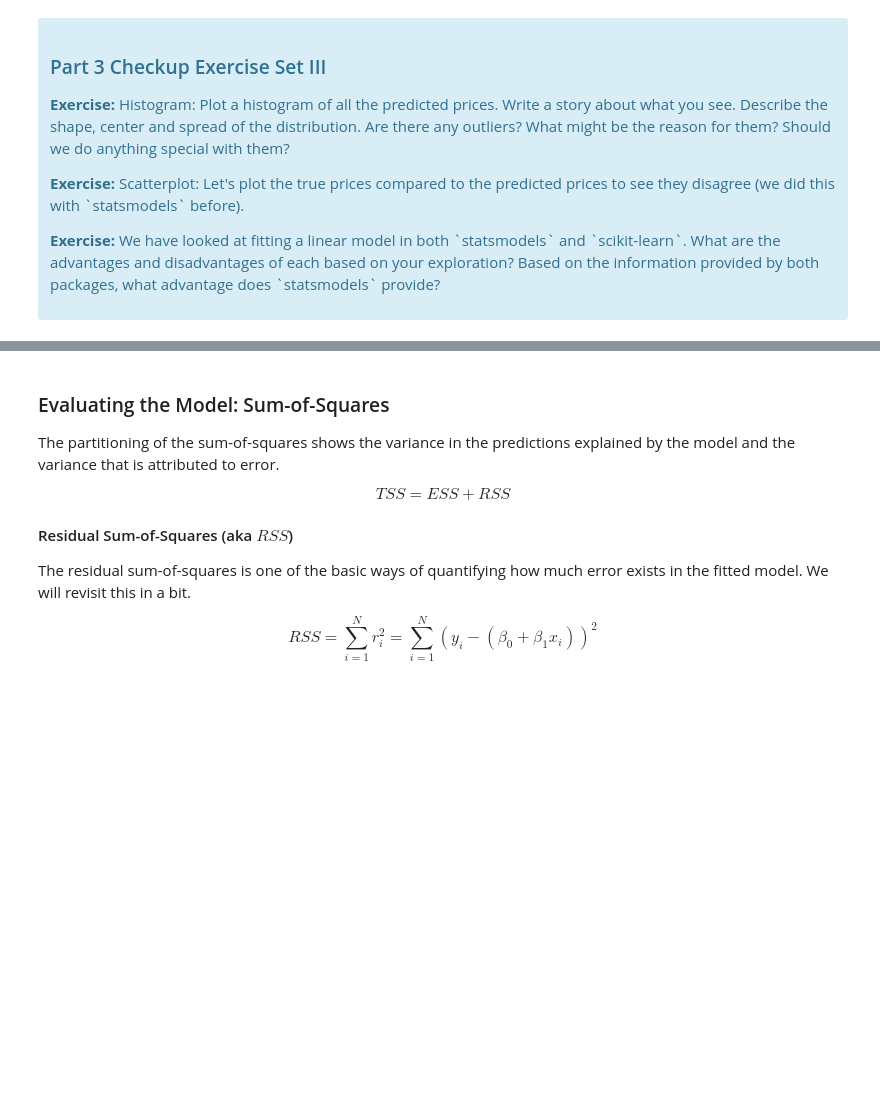
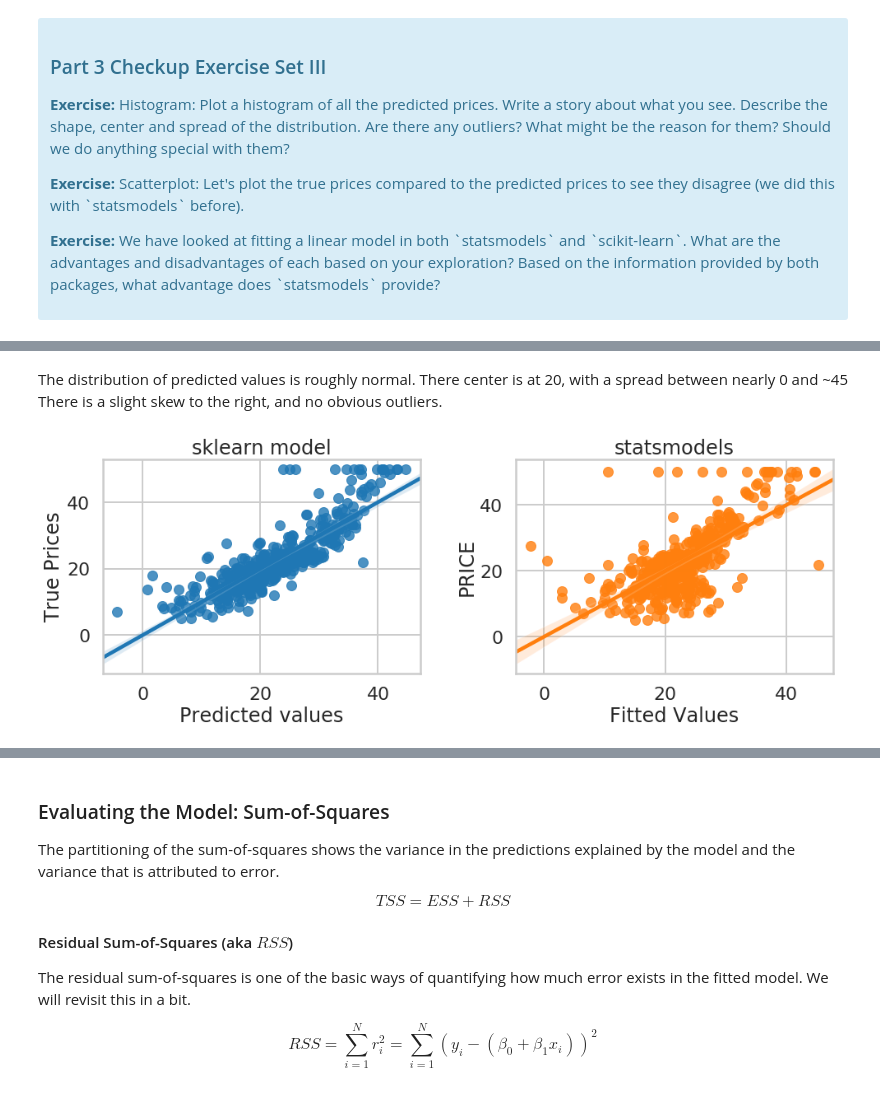
Before and after one commit to Nhorning/linear_regression, a Jupyter notebook: Mini_Project_Linear_Regression.ipynb, the cells around one changed output, grey strips where cells are left out. Drawn from its saved outputs; the diff is of its cells as text; code cells hidden in the pictures; blank space fills up the shorter version.

```diff
--- a/Mini_Project_Linear_Regression.ipynb
+++ b/Mini_Project_Linear_Regression.ipynb
@@ -567,0 +605,17 @@ lm.predict(X)[0:5]
+# %% [markdown]
+The distribution of predicted values is roughly normal.  There center is at 20, with a spread between nearly 0 and ~45 There is a slight skew to the right, and no obvious outliers.
+# %%
+f, (ax1,ax2) = plt.subplots(1,2, figsize=(14,5))
+f.tight_layout(w_pad=2)
+
+sns.regplot(lm.predict(X), bos.PRICE, ax=ax1)
+ax1.set_xlabel('Predicted values')
+ax1.set_ylabel('True Prices')
+ax1.set_title('sklearn model')
+
+sns.regplot(m.fittedvalues, bos.PRICE, ax=ax2)
+ax2.set_xlabel('Fitted Values')
+ax2.set_title('statsmodels')
+plt.show()
+# %% [output]
+[figure, added]
```
Also changed, not shown: parts of 12 cells of this notebook.
